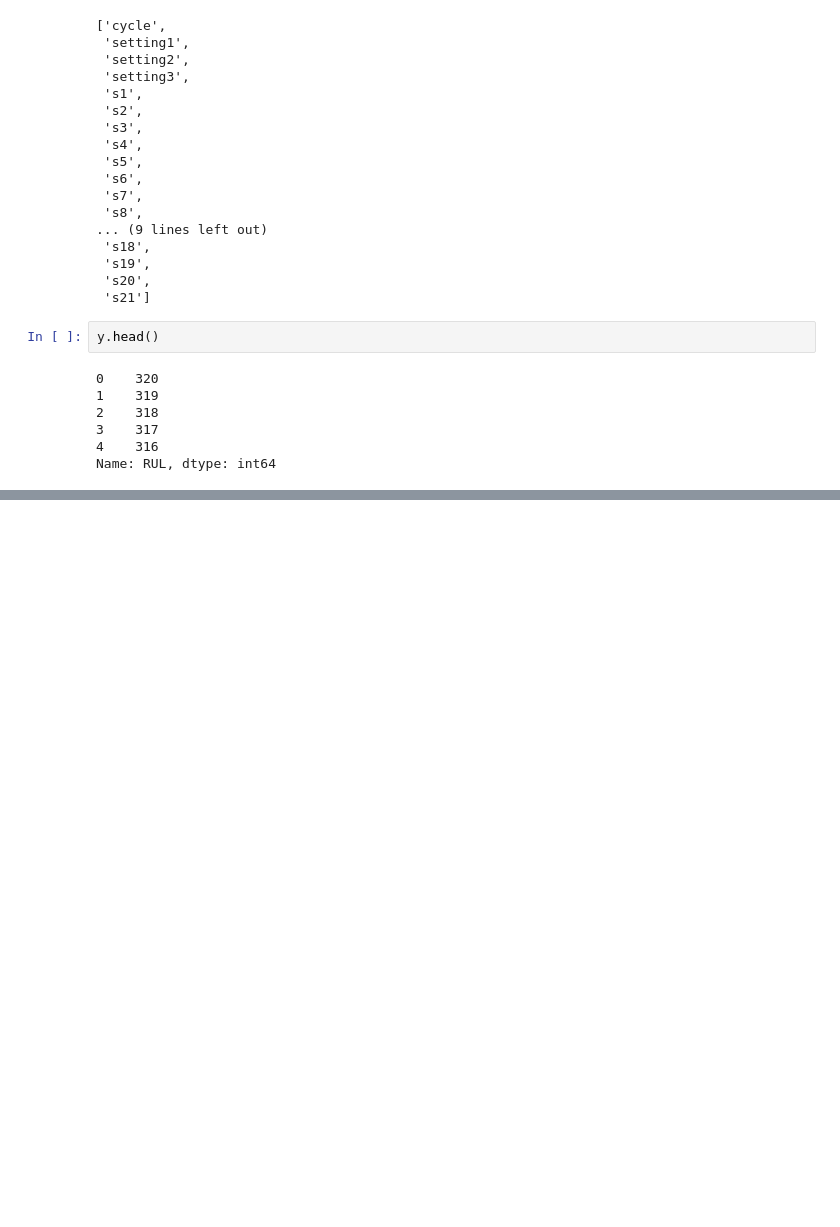
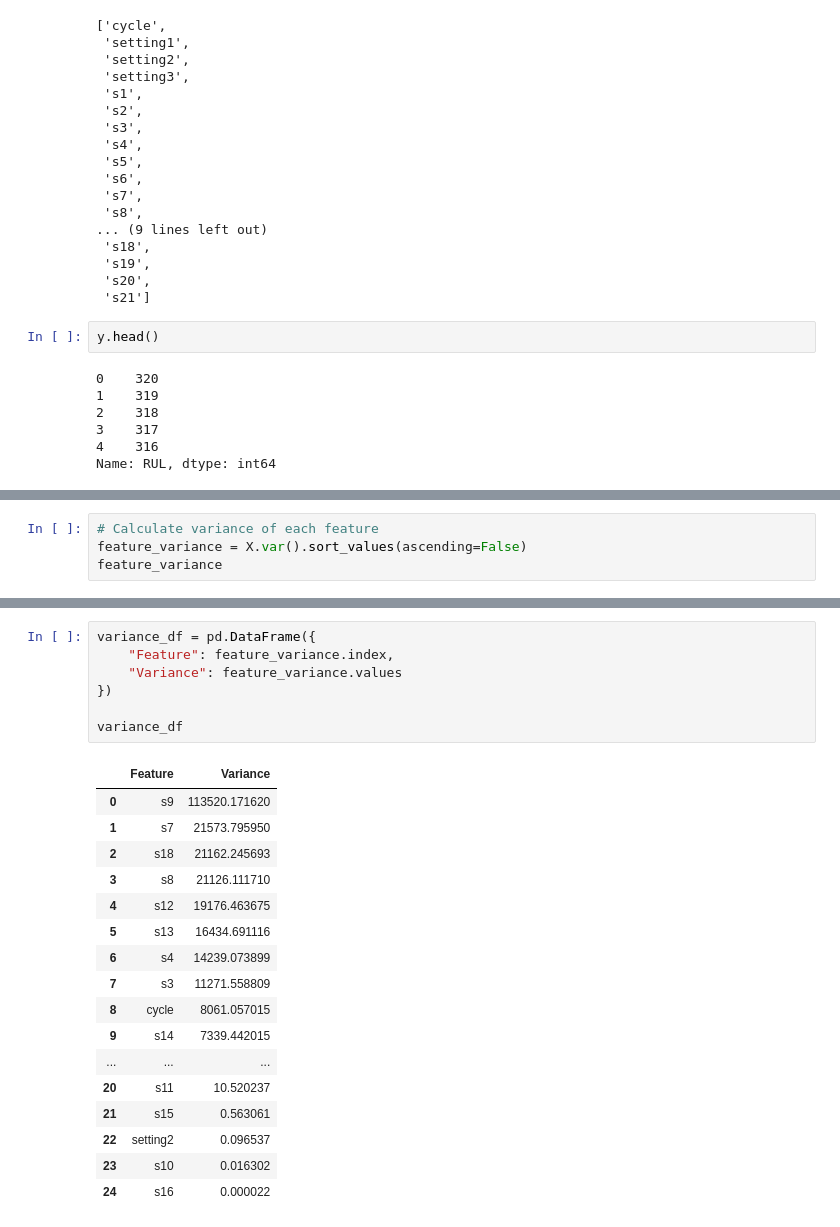
Before and after one commit to Priyojit1900/AIRCRAFT-MAINTANANCE-SYSTEM, a Jupyter notebook: notebook/02_Preprocessing.ipynb, the cells around one changed output, grey strips where cells are left out. Drawn from its saved outputs; the diff is of its cells as text; blank space fills up the shorter version.

```diff
--- a/notebook/02_Preprocessing.ipynb
+++ b/notebook/02_Preprocessing.ipynb
@@ -176,3 +212,7 @@ Name: RUL, dtype: int64
 Not all sensor measurements contribute equally to predicting Remaining Useful Life (RUL). Some sensors may remain nearly constant throughout the engine's operation and provide little useful information.
 
 Variance analysis helps identify features with very low or zero variance, which can be considered for removal to improve model efficiency and reduce noise.
+# %%
+# Calculate variance of each feature
+feature_variance = X.var().sort_values(ascending=False)
+feature_variance
@@ -178,0 +237,25 @@ Variance analysis helps identify features with very low or zero variance, which
+# %%
+variance_df = pd.DataFrame({
+    "Feature": feature_variance.index,
+    "Variance": feature_variance.values
+})
+
+variance_df
+# %% [output]
+|  | Feature | Variance |
+| 0 | s9 | 113520.171620 |
+| 1 | s7 | 21573.795950 |
+| 2 | s18 | 21162.245693 |
+| 3 | s8 | 21126.111710 |
+| 4 | s12 | 19176.463675 |
+| 5 | s13 | 16434.691116 |
+| 6 | s4 | 14239.073899 |
+| 7 | s3 | 11271.558809 |
+| 8 | cycle | 8061.057015 |
+| 9 | s14 | 7339.442015 |
+| ... | ... | ... |
+| 20 | s11 | 10.520237 |
+| 21 | s15 | 0.563061 |
+| 22 | setting2 | 0.096537 |
+| 23 | s10 | 0.016302 |
+| 24 | s16 | 0.000022 |
```
Also changed, not shown: parts of 22 cells of this notebook, 2 other files.
